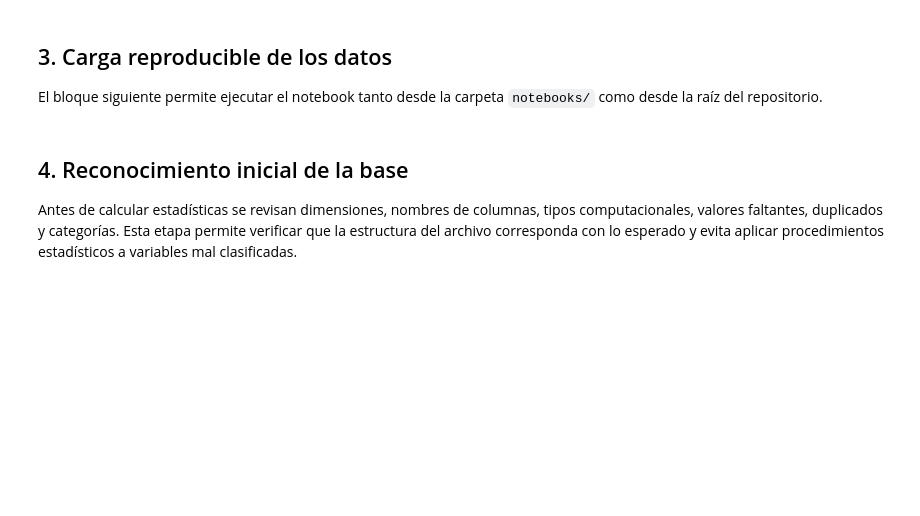
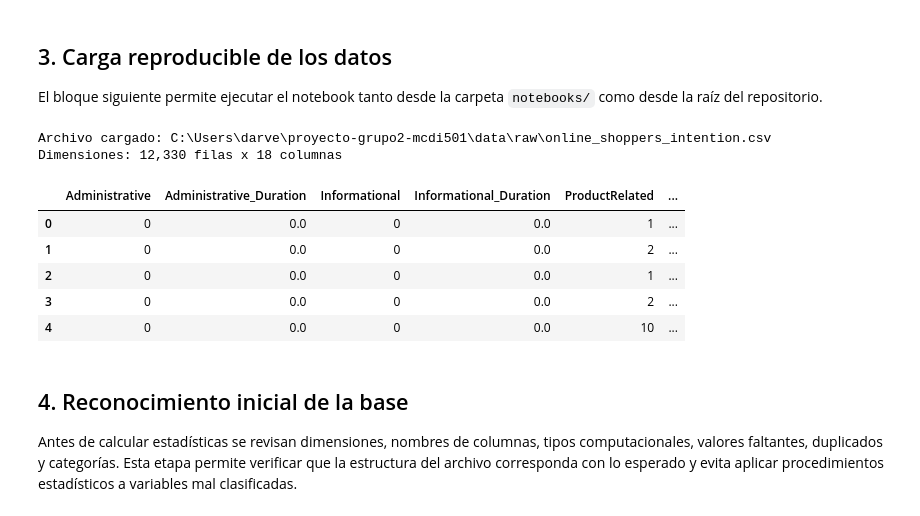
Before and after one commit to vedurancisterna-alt/Estadistica_Computacional, a Jupyter notebook: notebooks/01_exploracion_inicial.ipynb, the cells around one changed output. Saved outputs shown, nothing was run; the diff lists cells and outputs as text; code cells hidden in the pictures; blank space fills up the shorter version.

```diff
--- a/notebooks/01_exploracion_inicial.ipynb
+++ b/notebooks/01_exploracion_inicial.ipynb
@@ -35,24 +34,38 @@ from scipy import stats
 
 El bloque siguiente permite ejecutar el notebook tanto desde la carpeta `notebooks/` como desde la raíz del repositorio.
 # %%
+# Reproducibilidad
+RANDOM_STATE = 42
+np.random.seed(RANDOM_STATE)
+
+
 rutas_posibles = [
     Path("../data/raw/online_shoppers_intention.csv"),
     Path("data/raw/online_shoppers_intention.csv"),
 ]
 
 ruta = next((p for p in rutas_posibles if p.exists()), None)
 
 if ruta is None:
     raise FileNotFoundError(
         "No se encontró 'online_shoppers_intention.csv'. "
         "Verifique que esté en data/raw/."
     )
 
 df = pd.read_csv(ruta)
 
 print(f"Archivo cargado: {ruta.resolve()}")
 print(f"Dimensiones: {df.shape[0]:,} filas x {df.shape[1]} columnas")
 df.head()
+# %% [output]
+Archivo cargado: C:\Users\darve\proyecto-grupo2-mcdi501\data\raw\online_shoppers_intention.csv
+Dimensiones: 12,330 filas x 18 columnas
+|  | Administrative | Administrative_Duration | Informational | Informational_Duration | ProductRelated | ... |
+| 0 | 0 | 0.0 | 0 | 0.0 | 1 | ... |
+| 1 | 0 | 0.0 | 0 | 0.0 | 2 | ... |
+| 2 | 0 | 0.0 | 0 | 0.0 | 1 | ... |
+| 3 | 0 | 0.0 | 0 | 0.0 | 2 | ... |
+| 4 | 0 | 0.0 | 0 | 0.0 | 10 | ... |
 # %% [markdown]
 ## 4. Reconocimiento inicial de la base
 
```
Also changed, not shown: parts of 22 cells of this notebook.
